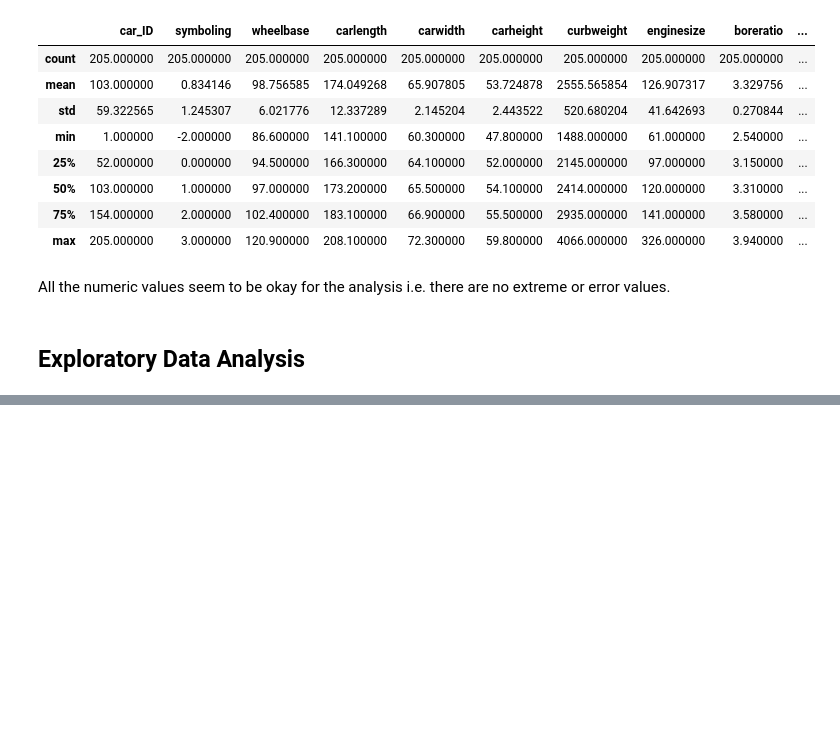
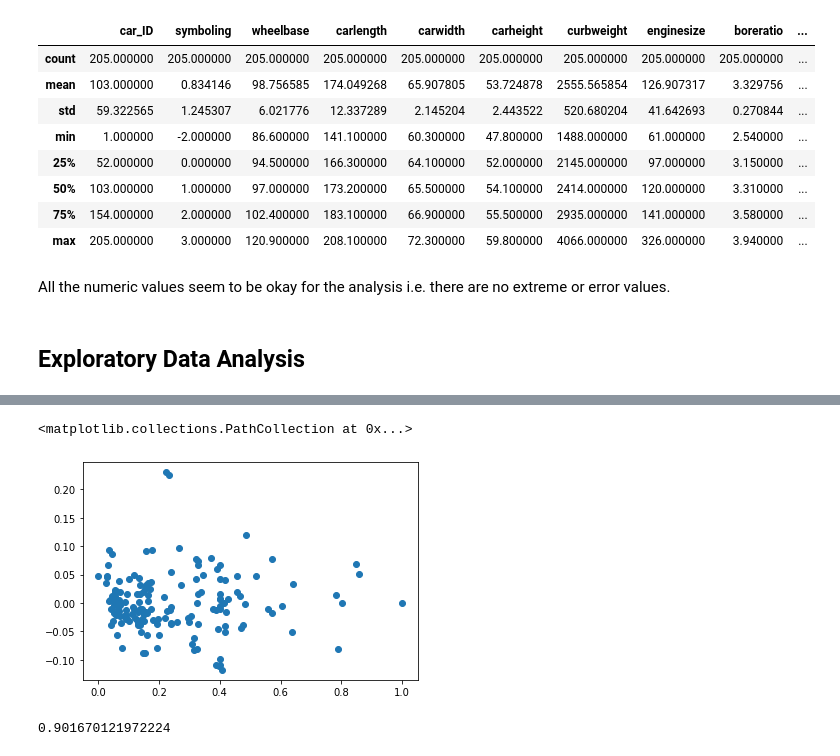
Before and after one commit to pranshumittal08/Data-Analysis-with-Python, a Jupyter notebook: Geely_Case_study.ipynb, the cells around one changed output, grey strips where cells are left out. Saved outputs shown, nothing was run; the diff lists cells and outputs as text; code cells hidden in the pictures; blank space fills up the shorter version.

```diff
--- a/Geely_Case_study.ipynb
+++ b/Geely_Case_study.ipynb
@@ -227,0 +341,5 @@ columns.
+# %%
+plt.scatter(x = model2.fittedvalues, y = model2.resid)
+# %% [output]
+<matplotlib.collections.PathCollection at 0x...>
+[figure, added]
@@ -227,0 +352,5 @@ columns.
+# %%
+y_pred = model2.predict(x_test)
+r2_score(y_test, y_pred)
+# %% [output]
+0.901670121972224
```
Also changed, not shown: parts of 50 cells of this notebook.
